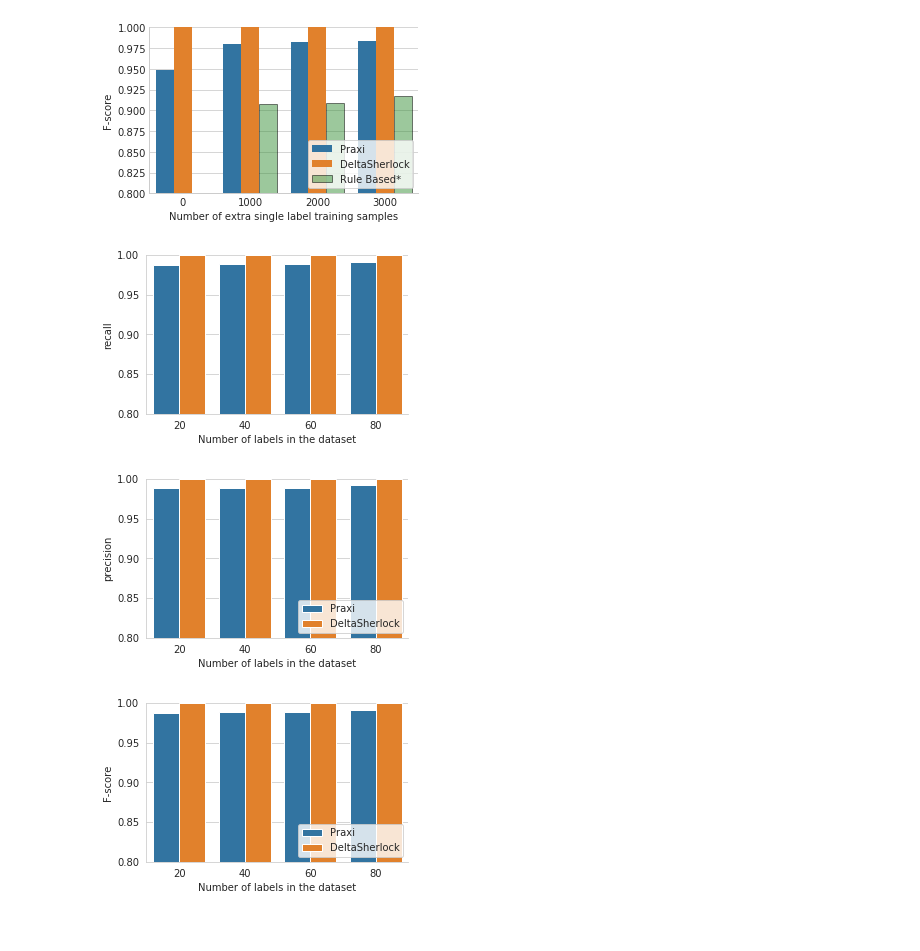
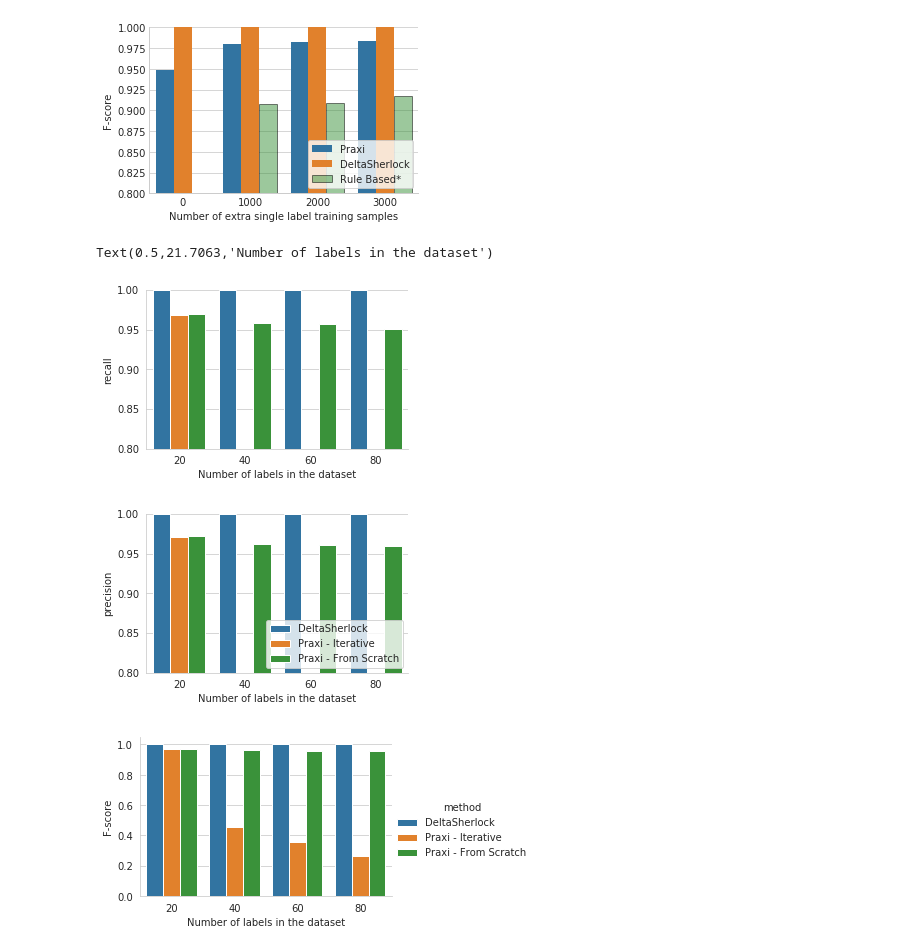
Before and after one commit to deltasherlock/experiments, a Jupyter notebook: plots/plots.ipynb, the cells around one changed output. Cells and saved outputs as stored; diff of their text form; code cells hidden in the pictures.

```diff
--- a/plots/plots.ipynb
+++ b/plots/plots.ipynb
@@ -75,28 +75,29 @@ plt.savefig('/home/ates/deltasherlock/paper/figures/multi_label.pdf')
 # %%
 df = pd.read_csv('/home/ates/deltasherlock/experiments/plots/iterative_results.csv')
 
-sns.factorplot(data=df, x='label_count', hue='method', y='recall', hue_order=['Praxi', 'DeltaSherlock'],
+sns.factorplot(data=df, x='label_count', hue='method', y='recall',
                legend=False, kind='bar', aspect=1.5, size=3)
 plt.ylim((0.8, 1))
 plt.xlabel('Number of labels in the dataset')
 #plt.savefig('/home/ates/prospectus/figures/ds_recall.pdf')
 
-sns.factorplot(data=df, x='label_count', hue='method', y='precision', hue_order=['Praxi', 'DeltaSherlock'],
+sns.factorplot(data=df, x='label_count', hue='method', y='precision',
                kind='bar', legend=False, aspect=1.5, size=3)
 plt.ylim((0.8, 1))
 plt.legend(loc='lower right', frameon=True)
 plt.xlabel('Number of labels in the dataset')
 #plt.savefig('/home/ates/prospectus/figures/ds_precision.pdf')
 
 df['F-score'] = 2 * (df['precision'] * df['recall']) / (df['precision'] + df['recall'])
 
-sns.factorplot(data=df, x='label_count', hue='method', y='F-score', hue_order=['Praxi', 'DeltaSherlock'],
-               kind='bar', legend=False, aspect=1.5, size=3)
-plt.ylim((0.8, 1))
-plt.legend(loc='lower right', frameon=True)
+sns.factorplot(data=df, x='label_count', hue='method', y='F-score',
+               kind='bar', legend=True, aspect=1.5, size=3)
+#plt.ylim((0.8, 1))
+#plt.legend(loc='lower right', frameon=True)
 plt.xlabel('Number of labels in the dataset')
-plt.savefig('/home/ates/deltasherlock/paper/figures/iterative.pdf')
+#plt.savefig('/home/ates/deltasherlock/paper/figures/iterative.pdf')
 # %% [output]
+Text(0.5,21.7063,'Number of labels in the dataset')
-[figure, old version]
+[figure, new version]
-[figure, old version]
+[figure, new version]
-[figure, old version]
+[figure, new version]
```
Also changed, not shown: parts of 1 cell of this notebook, 2 other files.
